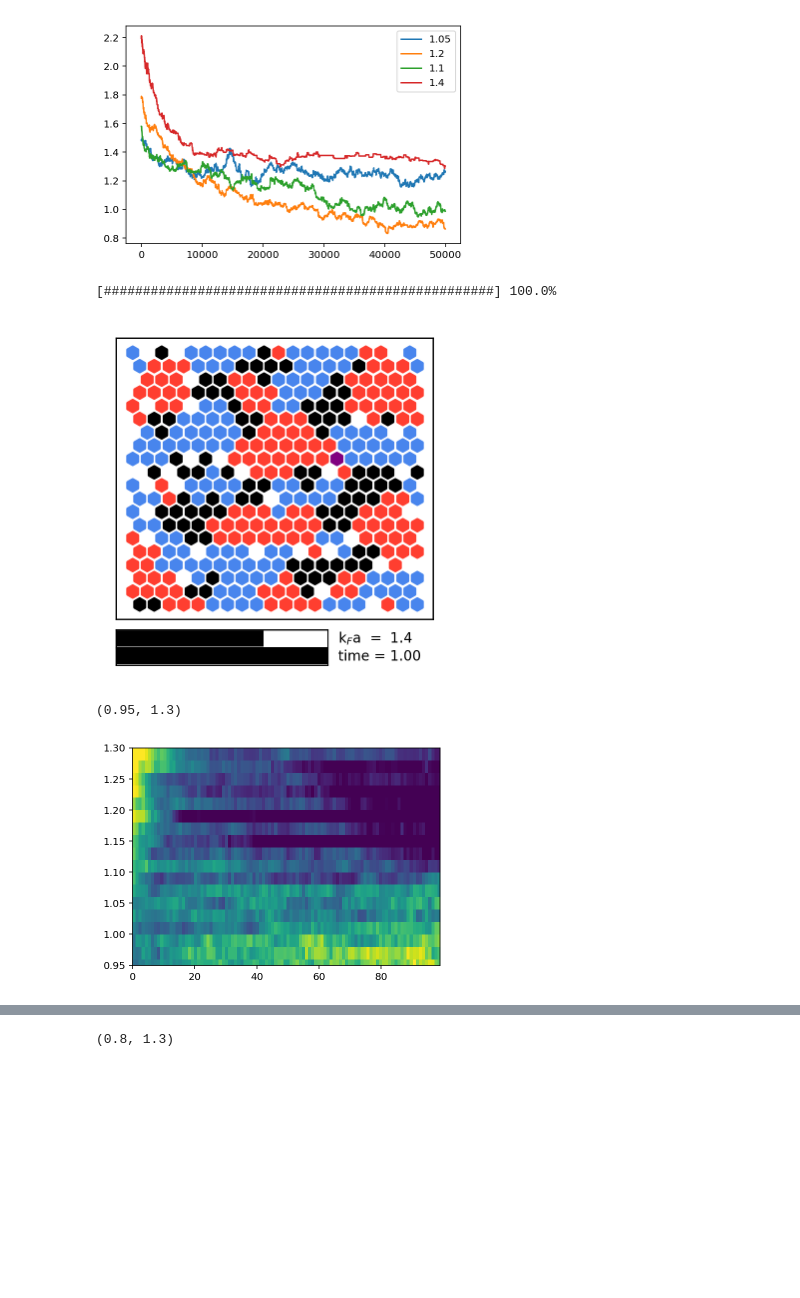
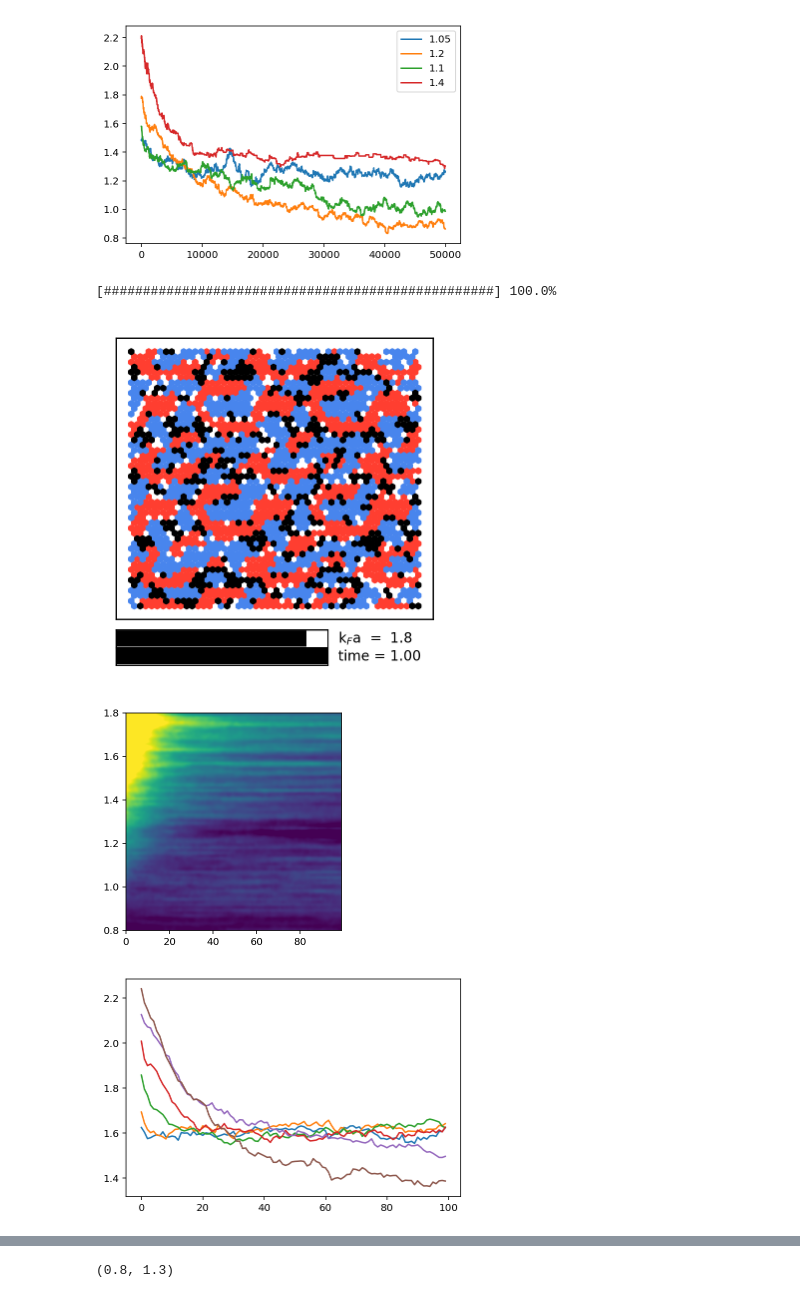
Before and after one commit to AndreaAmico/emulsion_sim, a Jupyter notebook: mc_hex3.ipynb, the cells around one changed output, grey strips where cells are left out. Cells and saved outputs as stored; diff of their text form; code cells hidden in the pictures; blank space fills up the shorter version.

```diff
--- a/mc_hex3.ipynb
+++ b/mc_hex3.ipynb
@@ -300,7 +300,9 @@ class mc(object):
         self.S_MATRIX[1][1] = self.S_MATRIX[1][1]*100
         return e/len(state_1_coordinates[0])
 
-    def plot_state(self, rel_time=0, save_plot=False, save_index=0, save_folder=0, save_name='mc', kFa_max=2, s=18):
+    def plot_state(self, rel_time=0, save_plot=False, save_index=0, save_folder=0, save_name='mc', kFa_max=2, s=None):
+        if not s:
+            s = 18* (18/self.SIZE)**2
         with plt.rc_context(mplparams.single_column):
             fig = plt.figure(figsize=[s/25.5 for s in (45,45)], dpi=200)  # pdi of the screen to show
                                                                           # the real size of the plot
@@ -370,6 +375,6 @@ np.where(s.state==2)
 # %%
 # INIT STATE
-s = init_state()
+s = init_state(SIZE=50)
 s.T = 0.2
 s.TRAP_DEPTH = 0.2
 s.FC_REDUCTION = 1
@@ -380,7 +385,7 @@ s.update_coefficients()
 for i in range(int(1e4)):
     s.mc_step()
 s.plot_state(rel_time=1, save_plot=False, save_index=0,
-                     save_folder=save_path+'/1', save_name='mc', kFa_max=2, s=18)
+                     save_folder=save_path+'/1', save_name='mc', kFa_max=2)
 
 initial_state = s.state
 # %% [output]
@@ -433,11 +438,11 @@ s.FM_REDUCTION = 1
 s.update_coefficients()
 
 TIME_LEN = 100
-MAX_TIME = 5e4
-KFA_LEN = 30
+MAX_TIME = 2e5
+KFA_LEN = 80
 
 MIN_KFA = 0.8
-MAX_KFA = 1.4
+MAX_KFA = 1.8
 diagram = np.zeros([KFA_LEN, TIME_LEN])
 
 
@@ -454,13 +459,20 @@ for index, kfa in enumerate(np.linspace(MIN_KFA, MAX_KFA, KFA_LEN)):
 
 
 s.plot_state(rel_time=1, save_plot=False, save_index=0,
-                     save_folder=save_path+'/1', save_name='mc', kFa_max=2, s=18)
+                     save_folder=save_path+'/1', save_name='mc', kFa_max=2)
 # %% [output]
 [##################################################] 100.0%
-[figure, old version]
+[figure, new version]
 # %%
-plt.imshow(diagram, aspect=200, extent=[0,TIME_LEN-1, MIN_KFA,MAX_KFA], origin=1, clim=(1.15,1.7))
-plt.ylim(0.95, 1.3)
+plt.imshow(diagram, aspect=100, extent=[0,TIME_LEN-1, MIN_KFA,MAX_KFA], origin=1, clim=(1.4,2.8), interpolation='bicubic')
+#plt.ylim(0.95, 1.3)
+
+# with open('d001_08_18.pkl', 'wb') as f:
+#     pickle.dump(diagram, f)
+
+plt.show()
+for i in np.arange(10,40, 5):
+    plt.plot(np.mean(diagram[i:i+4,:],0))
 # %% [output]
-(0.95, 1.3)
-[figure, old version]
+[figure, new version]
+[figure, added]
```
Also changed, not shown: parts of 10 cells of this notebook, 3 other files.
